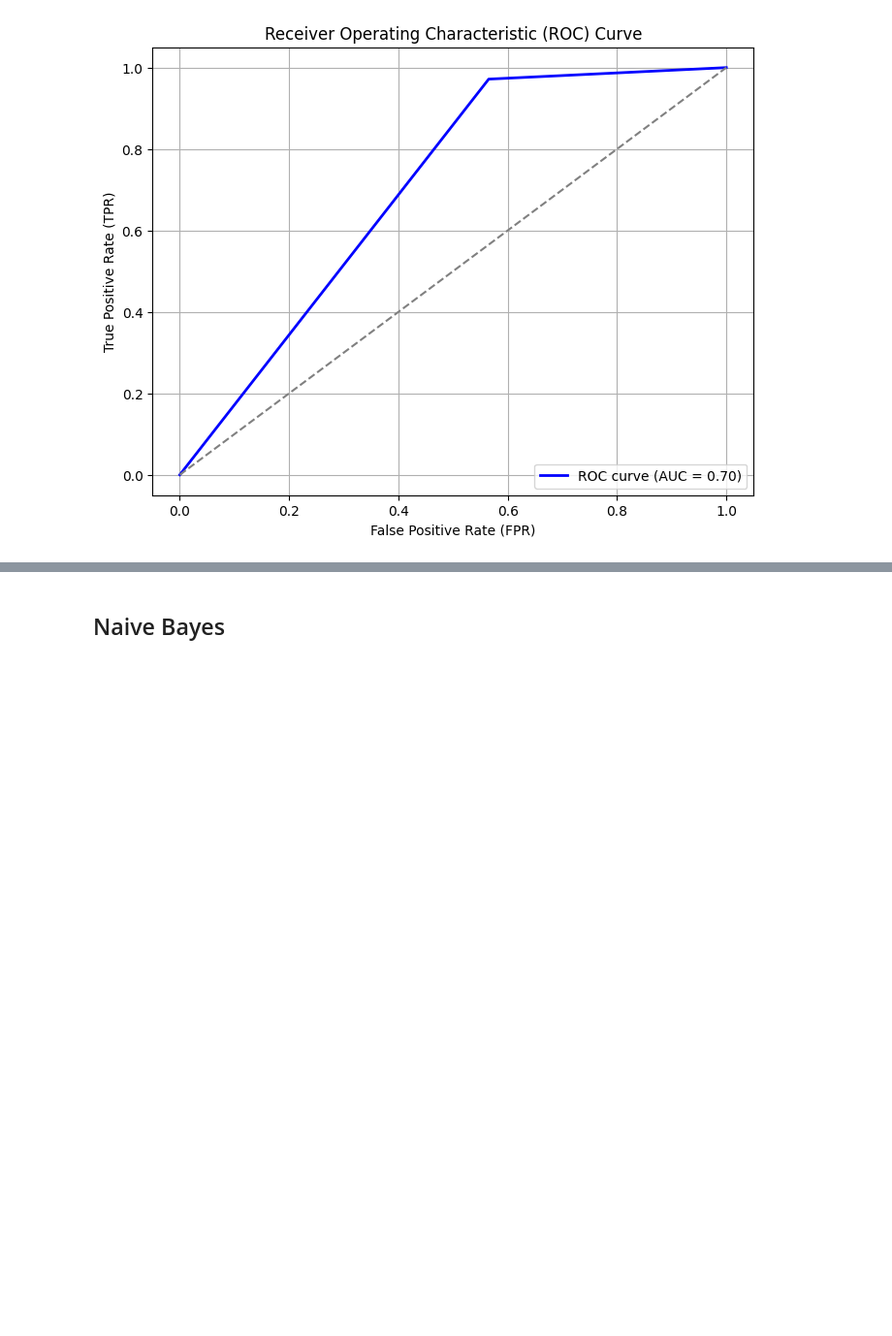
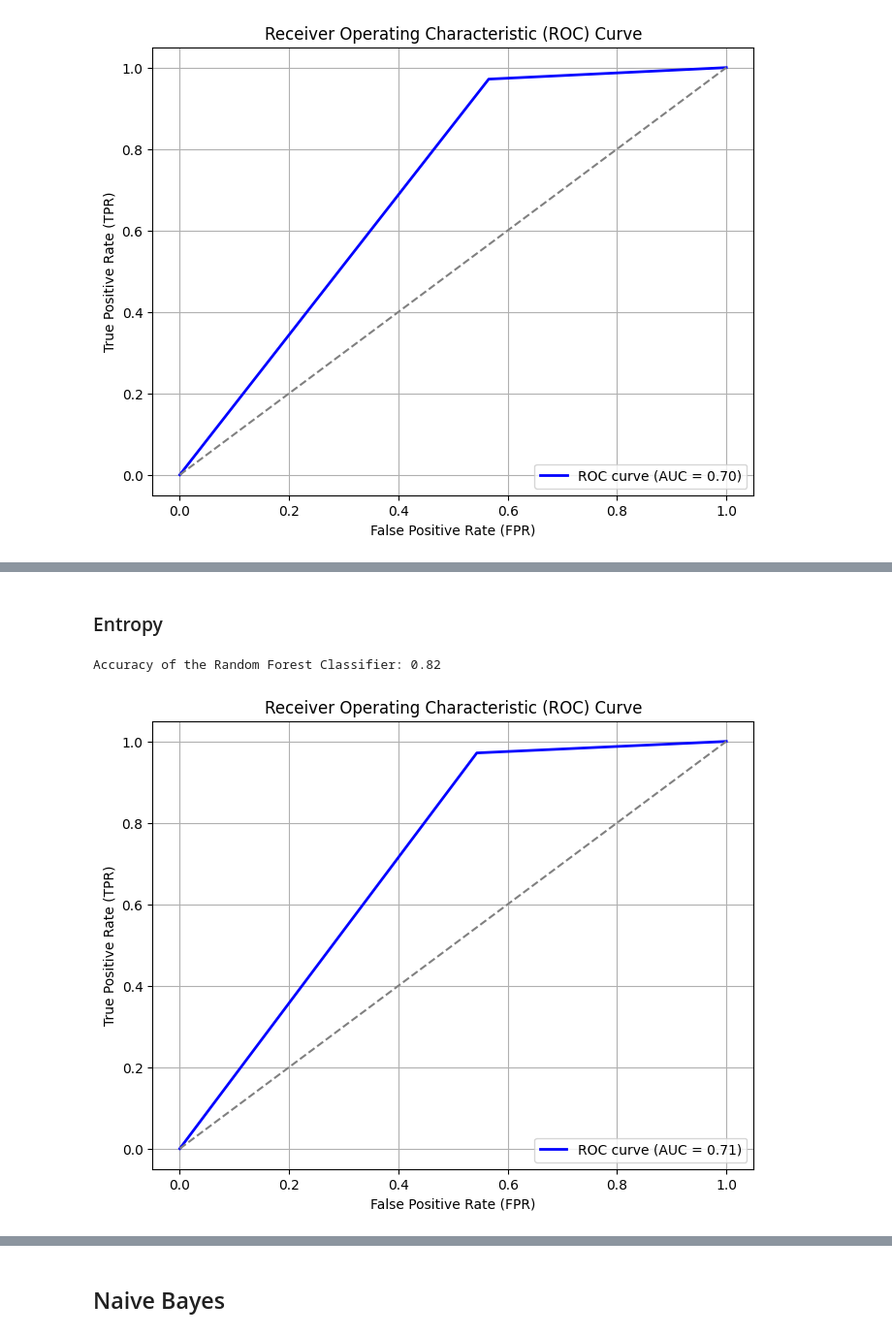
Before and after one commit to Prashanth-Chandra/Parkinson-s-Disease-ML-Project, a Jupyter notebook: Models with respect to Dataframes/Dataset 5.ipynb, the cells around one changed output, grey strips where cells are left out. Shown at 97% size. Saved outputs shown, nothing was run; the diff lists cells and outputs as text; code cells hidden in the pictures; blank space fills up the shorter version.

```diff
--- a/Models/Dataset 5.ipynb
+++ b/Models with respect to Dataframes/Dataset 5.ipynb
@@ -257,0 +268,33 @@ plt.show()
+# %% [markdown]
+### Entropy
+# %%
+X = data5.drop(['class'], axis = 1)
+y = data5['class']
+
+X_train, X_test, y_train, y_test = train_test_split(X, y, test_size = 0.2, random_state = 45)
+
+RF_Classifier = RandomForestClassifier(n_estimators = 100, random_state = 45, criterion = 'entropy')
+
+RF_Classifier.fit(X_train, y_train)
+
+y_pred = RF_Classifier.predict(X_test)
+
+accuracy = accuracy_score(y_test, y_pred)
+print(f'Accuracy of the Random Forest Classifier: {accuracy:.2f}')
+# %% [output]
+Accuracy of the Random Forest Classifier: 0.82
+# %%
+fpr, tpr, thresholds = roc_curve(y_test, y_pred)
+roc_auc = auc(fpr, tpr)
+
+plt.figure(figsize=(8, 6))
+plt.plot(fpr, tpr, color='blue', lw=2, label=f'ROC curve (AUC = {roc_auc:.2f})')
+plt.plot([0, 1], [0, 1], color='gray', linestyle='--')  # Random guess line
+plt.xlabel('False Positive Rate (FPR)')
+plt.ylabel('True Positive Rate (TPR)')
+plt.title('Receiver Operating Characteristic (ROC) Curve')
+plt.legend(loc='lower right')
+plt.grid(True)
+plt.show()
+# %% [output]
+[figure, added]
```
Also changed, not shown: parts of 4 cells of this notebook, 3 other files.
